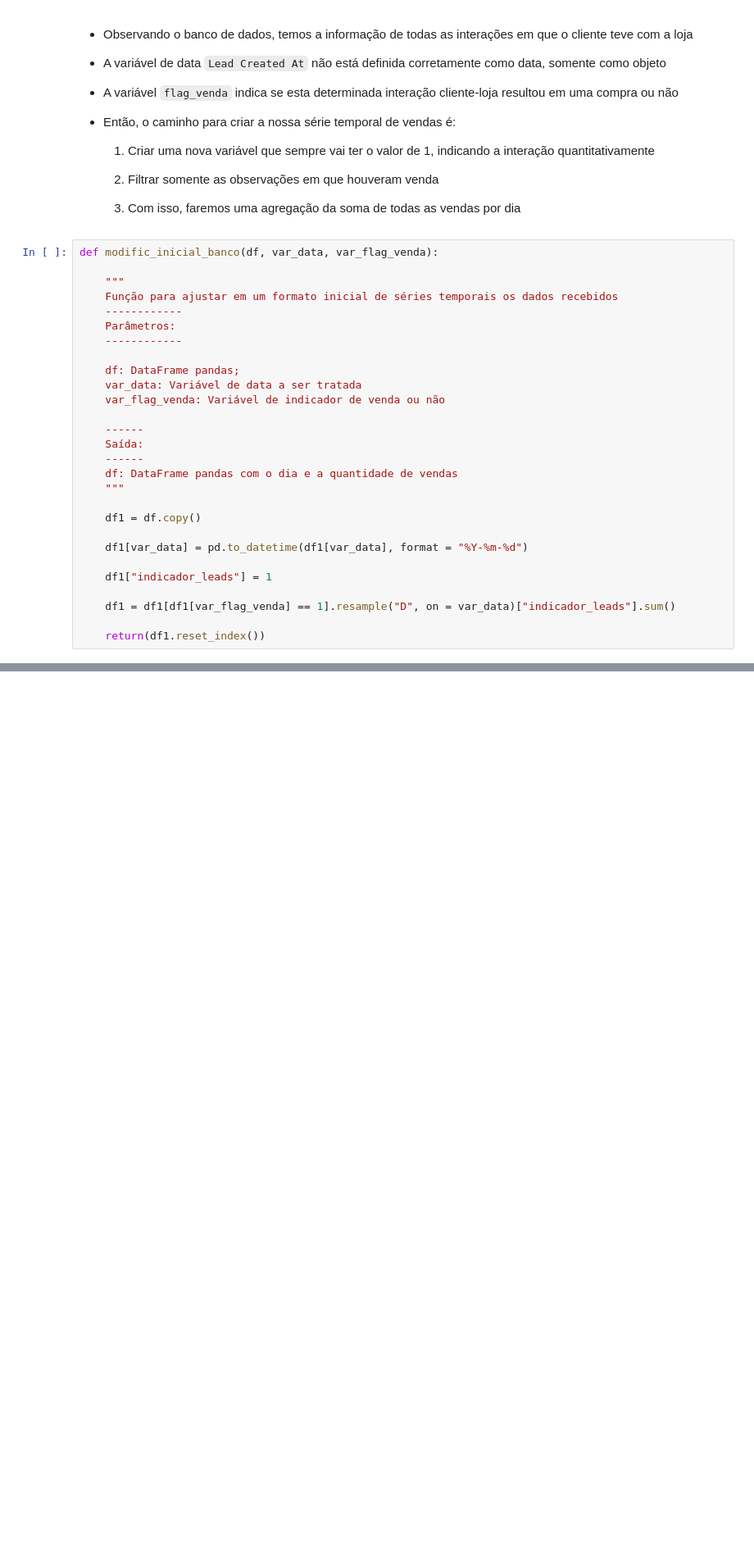
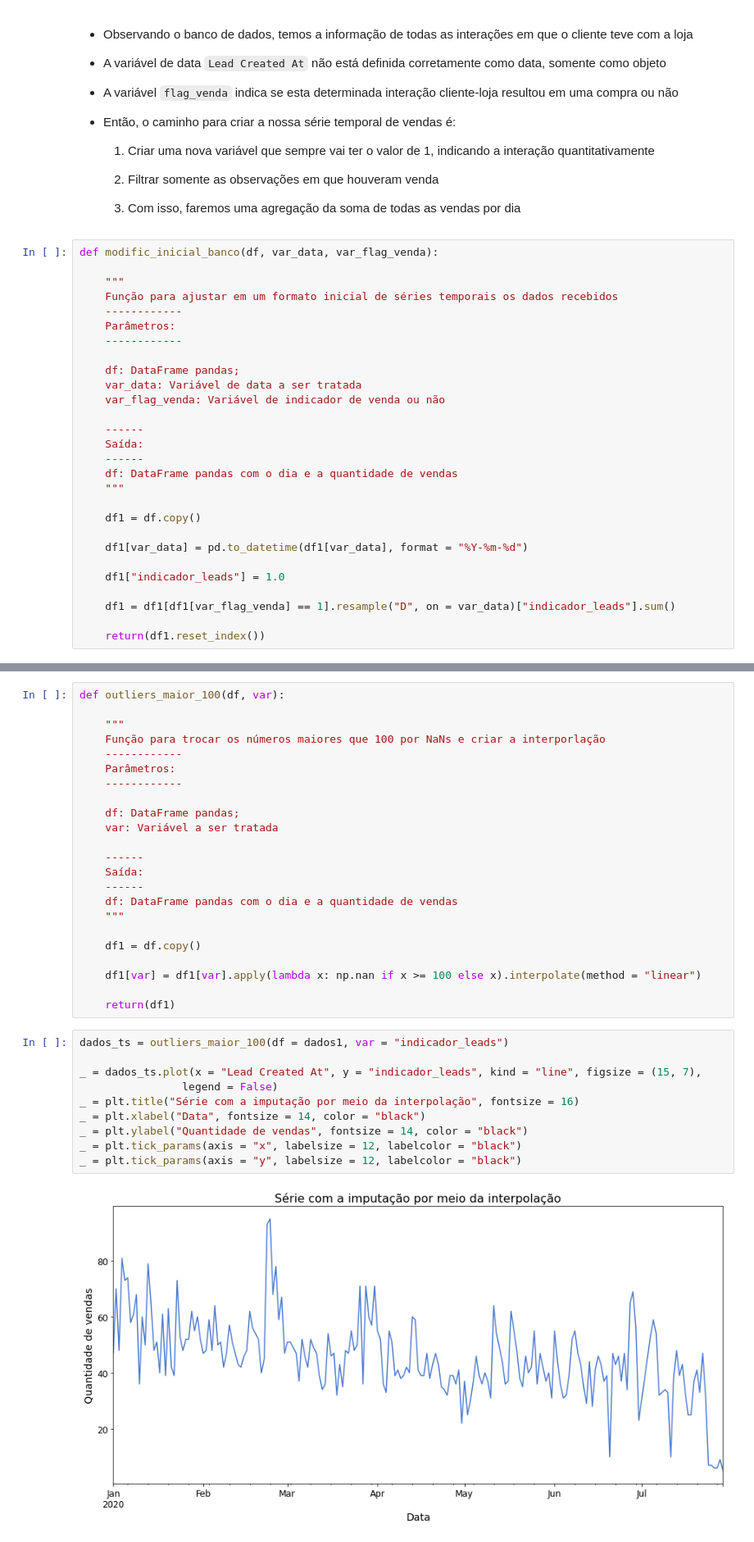
Before and after one commit to barbosarafael/DS_Avancado, a Jupyter notebook: ts_regressao1/notebook_tsregressao.ipynb, the cells around one changed output, grey strips where cells are left out. Shown at 82% size. Saved outputs shown, nothing was run; the diff lists cells and outputs as text; blank space fills up the shorter version.

```diff
--- a/ts_regressao1/notebook_tsregressao.ipynb
+++ b/ts_regressao1/notebook_tsregressao.ipynb
@@ -92,7 +92,7 @@ def modific_inicial_banco(df, var_data, var_flag_venda):
 
     df1[var_data] = pd.to_datetime(df1[var_data], format = "%Y-%m-%d")
 
-    df1["indicador_leads"] = 1
+    df1["indicador_leads"] = 1.0
 
     df1 = df1[df1[var_flag_venda] == 1].resample("D", on = var_data)["indicador_leads"].sum()
 
@@ -129,0 +146,35 @@ $$ \text{RMSE} = \sqrt{\frac{1}{n}\sum_{i}(y_i - \hat{y}_i)} $$
+# %%
+def outliers_maior_100(df, var):
+
+    """
+    Função para trocar os números maiores que 100 por NaNs e criar a interporlação
+    ------------
+    Parâmetros:
+    ------------
+
+    df: DataFrame pandas;
+    var: Variável a ser tratada
+
+    ------
+    Saída:
+    ------
+    df: DataFrame pandas com o dia e a quantidade de vendas
+    """
+
+    df1 = df.copy()
+
+    df1[var] = df1[var].apply(lambda x: np.nan if x >= 100 else x).interpolate(method = "linear")
+
+    return(df1)
+# %%
+dados_ts = outliers_maior_100(df = dados1, var = "indicador_leads")
+
+_ = dados_ts.plot(x = "Lead Created At", y = "indicador_leads", kind = "line", figsize = (15, 7),
+                legend = False)
+_ = plt.title("Série com a imputação por meio da interpolação", fontsize = 16)
+_ = plt.xlabel("Data", fontsize = 14, color = "black")
+_ = plt.ylabel("Quantidade de vendas", fontsize = 14, color = "black")
+_ = plt.tick_params(axis = "x", labelsize = 12, labelcolor = "black")
+_ = plt.tick_params(axis = "y", labelsize = 12, labelcolor = "black")
+# %% [output]
+[figure, added]
```
Also changed, not shown: parts of 9 cells of this notebook.
